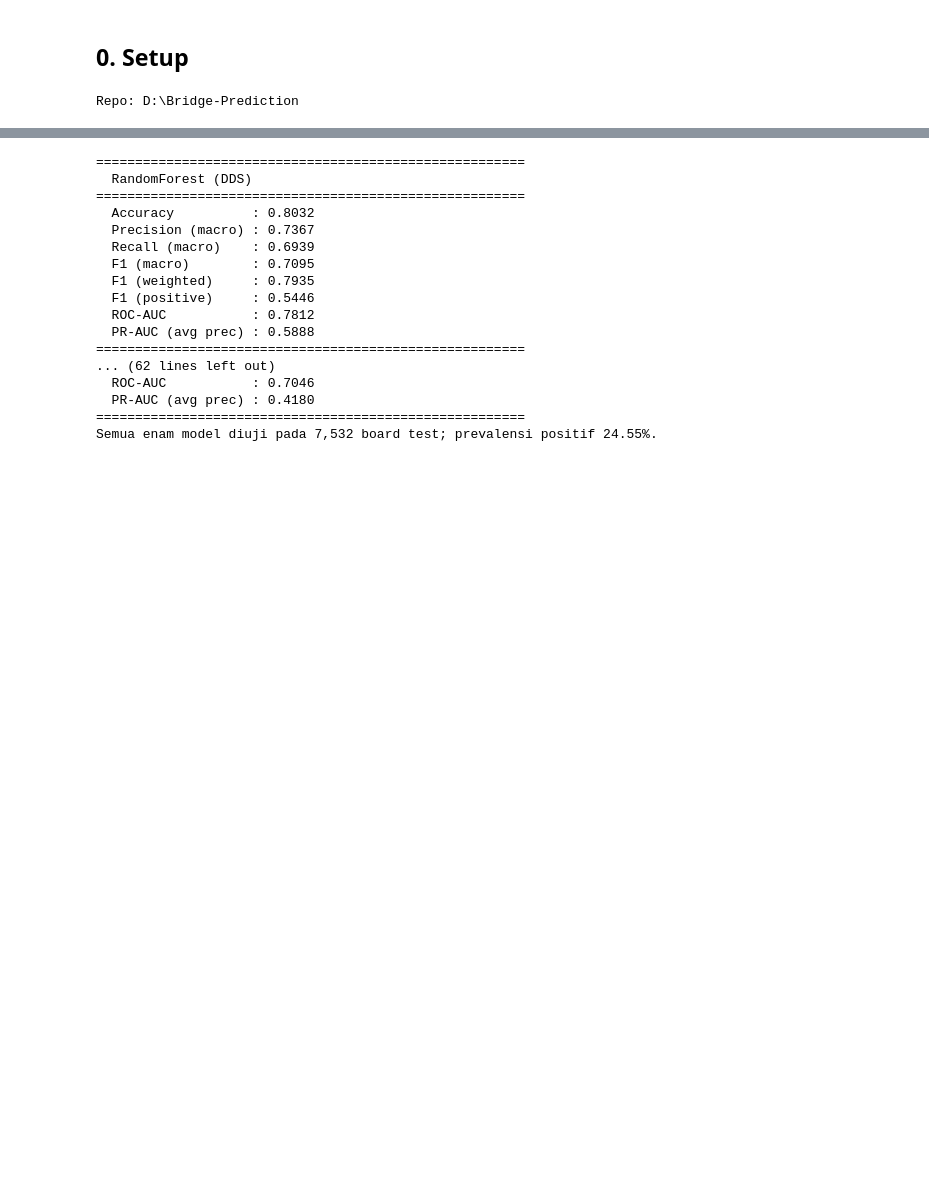
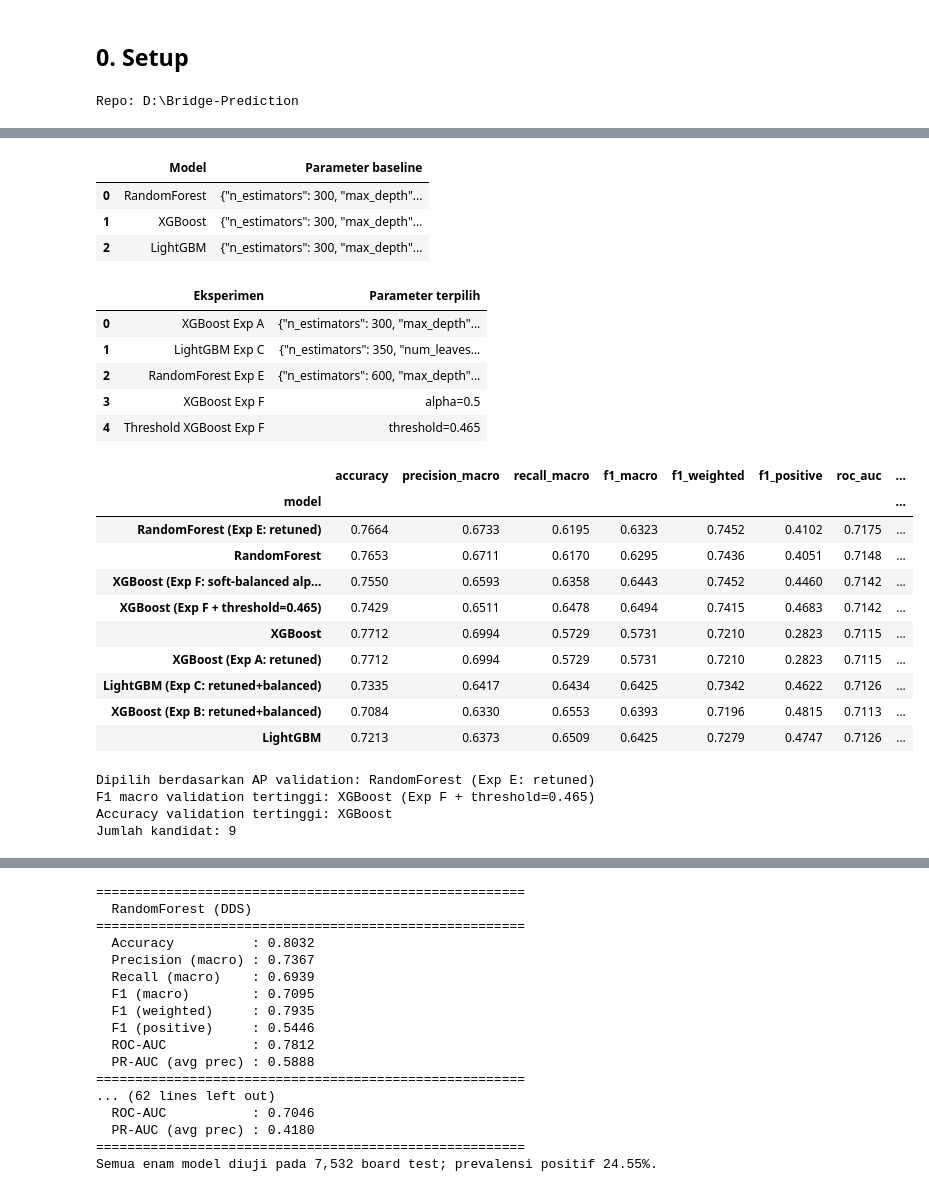
Before and after one commit to Cattelll/Bridge-Prediction, a Jupyter notebook: notebooks/07_final_evaluation.ipynb, the cells around one changed output, grey strips where cells are left out. Drawn from its saved outputs; the diff is of its cells as text; code cells hidden in the pictures; blank space fills up the shorter version.

```diff
--- a/notebooks/07_final_evaluation.ipynb
+++ b/notebooks/07_final_evaluation.ipynb
@@ -40,0 +47,56 @@ Repo: D:\Bridge-Prediction
+# %%
+import yaml
+
+with open(ROOT / 'configs' / 'config.yaml', encoding='utf-8') as f:
+    config = yaml.safe_load(f)
+with open(OUT / 'nb06_summary.json', encoding='utf-8') as f:
+    experiment_summary = json.load(f)
+experiment_results = pd.read_csv(OUT / 'nb06_val_comparison.csv', index_col=0)
+
+baseline_params = config['models']
+baseline_params_df = pd.DataFrame([
+    {'Model': 'RandomForest', 'Parameter baseline': json.dumps(baseline_params['random_forest'], ensure_ascii=False)},
+    {'Model': 'XGBoost', 'Parameter baseline': json.dumps(baseline_params['xgboost'], ensure_ascii=False)},
+    {'Model': 'LightGBM', 'Parameter baseline': json.dumps(baseline_params['lightgbm'], ensure_ascii=False)},
+])
+display(baseline_params_df)
+
+best_experiment_params = pd.DataFrame([
+    {'Eksperimen': 'XGBoost Exp A', 'Parameter terpilih': json.dumps(experiment_summary['best_xgb_params_exp_a'])},
+    {'Eksperimen': 'LightGBM Exp C', 'Parameter terpilih': json.dumps(experiment_summary['best_lgbm_params_exp_c'])},
+    {'Eksperimen': 'RandomForest Exp E', 'Parameter terpilih': json.dumps(experiment_summary['best_rf_params_exp_e'])},
+    {'Eksperimen': 'XGBoost Exp F', 'Parameter terpilih': 'alpha=' + str(experiment_summary['best_alpha_exp_f'])},
+    {'Eksperimen': 'Threshold XGBoost Exp F', 'Parameter terpilih': 'threshold=' + str(experiment_summary['best_threshold_exp_f'])},
+])
+display(best_experiment_params)
+display(experiment_results.sort_values('average_precision', ascending=False).style.format(precision=4))
+print('Dipilih berdasarkan AP validation:', experiment_summary['selected_by_validation_average_precision'])
+print('F1 macro validation tertinggi:', experiment_summary['selected_by_validation_f1_macro_secondary'])
+print('Accuracy validation tertinggi:', experiment_summary['selected_by_validation_accuracy_secondary'])
+print('Jumlah kandidat:', experiment_summary['n_candidates_compared_on_validation'])
+# %% [output]
+|  | Model | Parameter baseline |
+| 0 | RandomForest | {"n_estimators": 300, "max_depth"... |
+| 1 | XGBoost | {"n_estimators": 300, "max_depth"... |
+| 2 | LightGBM | {"n_estimators": 300, "max_depth"... |
+|  | Eksperimen | Parameter terpilih |
+| 0 | XGBoost Exp A | {"n_estimators": 300, "max_depth"... |
+| 1 | LightGBM Exp C | {"n_estimators": 350, "num_leaves... |
+| 2 | RandomForest Exp E | {"n_estimators": 600, "max_depth"... |
+| 3 | XGBoost Exp F | alpha=0.5 |
+| 4 | Threshold XGBoost Exp F | threshold=0.465 |
+|  | accuracy | precision_macro | recall_macro | f1_macro | f1_weighted | f1_positive | roc_auc | ... |
+| model |  |  |  |  |  |  |  | ... |
+| RandomForest (Exp E: retuned) | 0.7664 | 0.6733 | 0.6195 | 0.6323 | 0.7452 | 0.4102 | 0.7175 | ... |
+| RandomForest | 0.7653 | 0.6711 | 0.6170 | 0.6295 | 0.7436 | 0.4051 | 0.7148 | ... |
+| XGBoost (Exp F: soft-balanced alp... | 0.7550 | 0.6593 | 0.6358 | 0.6443 | 0.7452 | 0.4460 | 0.7142 | ... |
+| XGBoost (Exp F + threshold=0.465) | 0.7429 | 0.6511 | 0.6478 | 0.6494 | 0.7415 | 0.4683 | 0.7142 | ... |
+| XGBoost | 0.7712 | 0.6994 | 0.5729 | 0.5731 | 0.7210 | 0.2823 | 0.7115 | ... |
+| XGBoost (Exp A: retuned) | 0.7712 | 0.6994 | 0.5729 | 0.5731 | 0.7210 | 0.2823 | 0.7115 | ... |
+| LightGBM (Exp C: retuned+balanced) | 0.7335 | 0.6417 | 0.6434 | 0.6425 | 0.7342 | 0.4622 | 0.7126 | ... |
+| XGBoost (Exp B: retuned+balanced) | 0.7084 | 0.6330 | 0.6553 | 0.6393 | 0.7196 | 0.4815 | 0.7113 | ... |
+| LightGBM | 0.7213 | 0.6373 | 0.6509 | 0.6425 | 0.7279 | 0.4747 | 0.7126 | ... |
+Dipilih berdasarkan AP validation: RandomForest (Exp E: retuned)
+F1 macro validation tertinggi: XGBoost (Exp F + threshold=0.465)
+Accuracy validation tertinggi: XGBoost
+Jumlah kandidat: 9
```
Also changed, not shown: parts of 8 cells of this notebook, 7 other files.
